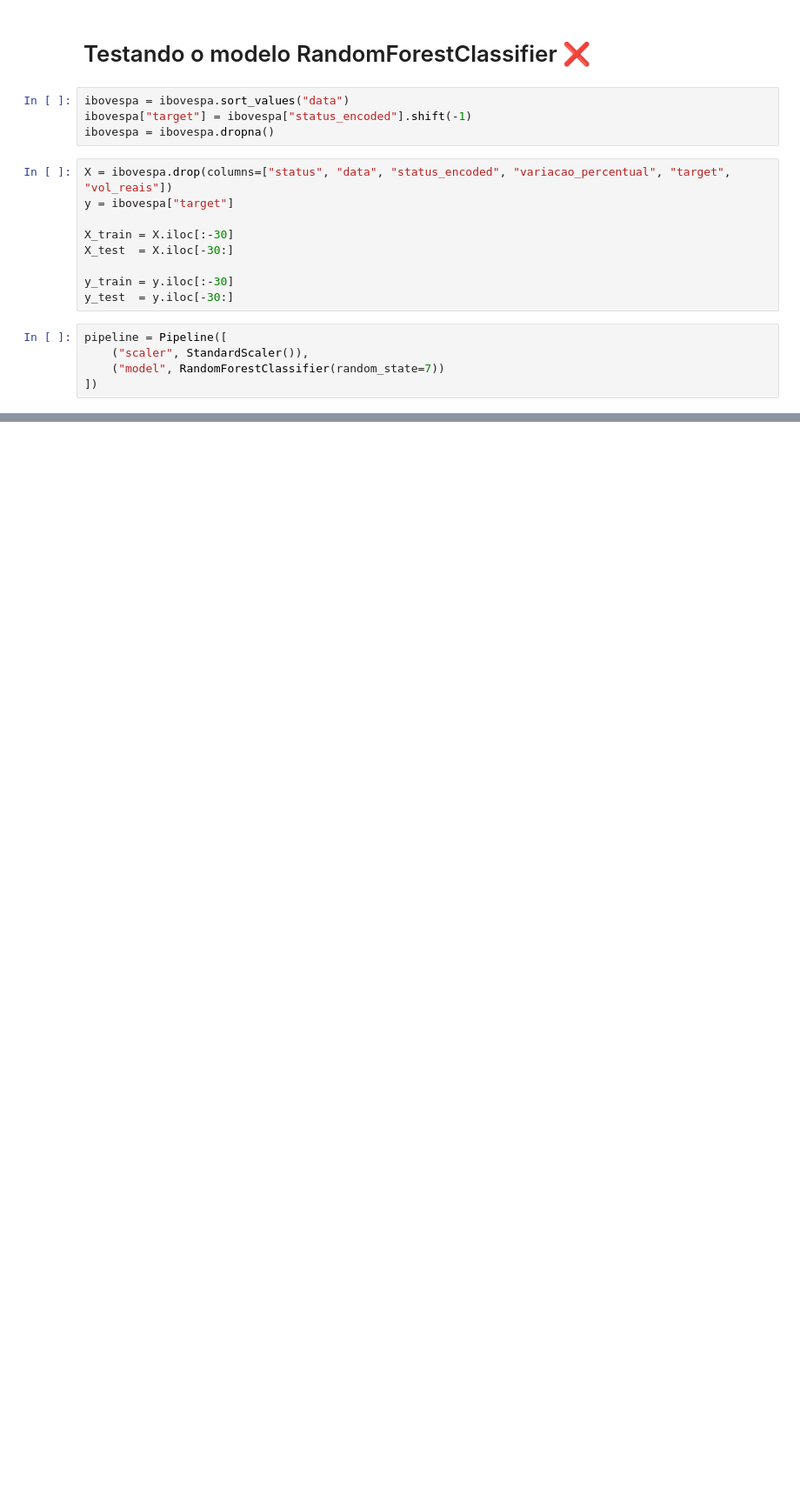
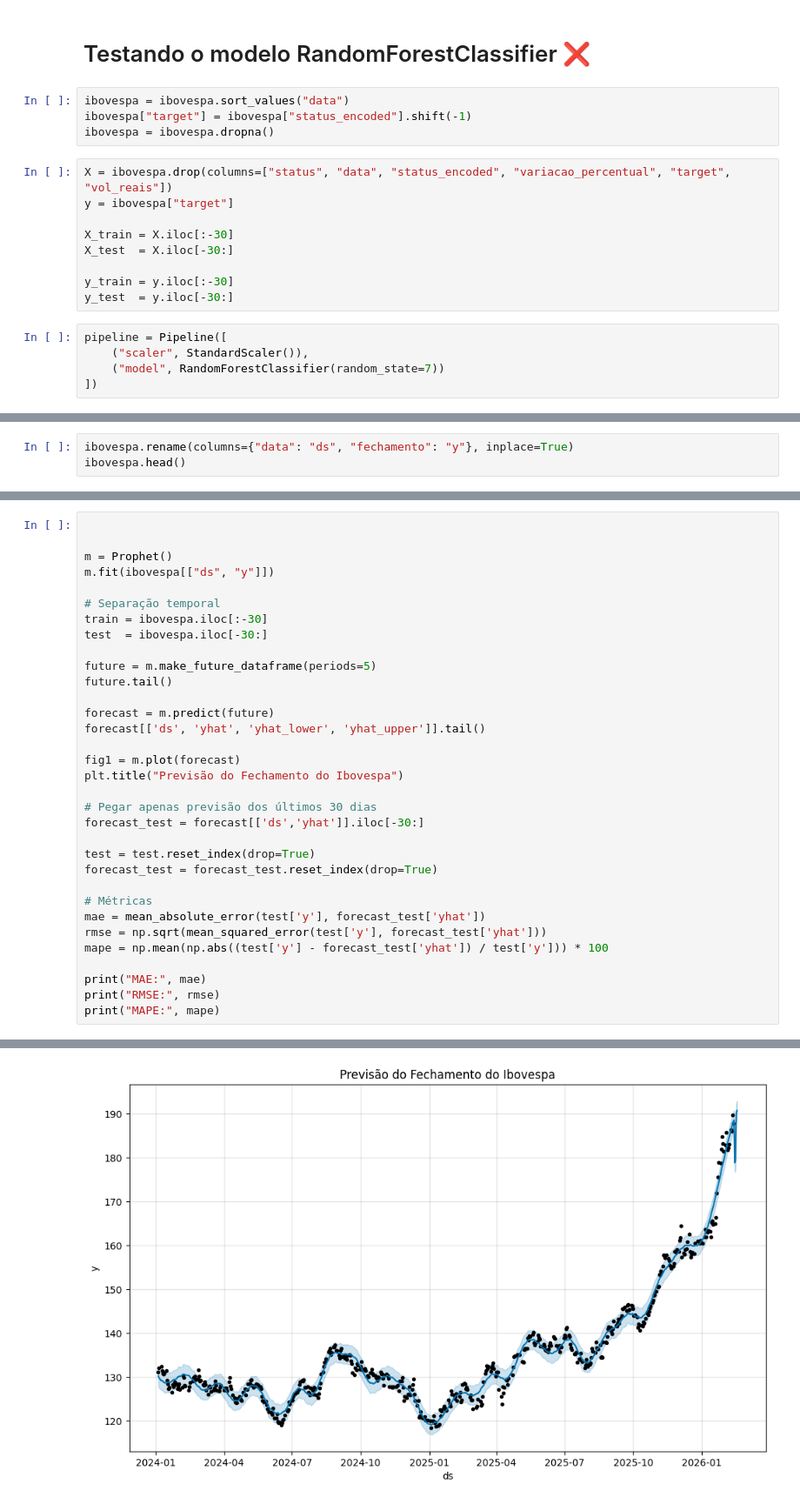
Before and after one commit to naruto112/data_analytics_fase2, a Jupyter notebook: modelagem/criacao_modelo.ipynb, the cells around one changed output, grey strips where cells are left out. Shown at 87% size. Saved outputs shown, nothing was run; the diff lists cells and outputs as text; blank space fills up the shorter version.

```diff
--- a/modelagem/criacao_modelo.ipynb
+++ b/modelagem/criacao_modelo.ipynb
@@ -469,0 +474,3 @@ weighted avg       0.16      0.40      0.23        30
+# %%
+ibovespa.rename(columns={"data": "ds", "fechamento": "y"}, inplace=True)
+ibovespa.head()
@@ -469,0 +484,34 @@ weighted avg       0.16      0.40      0.23        30
+# %%
+
+
+m = Prophet()
+m.fit(ibovespa[["ds", "y"]])
+
+# Separação temporal
+train = ibovespa.iloc[:-30]
+test  = ibovespa.iloc[-30:]
+
+future = m.make_future_dataframe(periods=5)
+future.tail()
+
+forecast = m.predict(future)
+forecast[['ds', 'yhat', 'yhat_lower', 'yhat_upper']].tail()
+
+fig1 = m.plot(forecast)
+plt.title("Previsão do Fechamento do Ibovespa")
+
+# Pegar apenas previsão dos últimos 30 dias
+forecast_test = forecast[['ds','yhat']].iloc[-30:]
+
+test = test.reset_index(drop=True)
+forecast_test = forecast_test.reset_index(drop=True)
+
+# Métricas
+mae = mean_absolute_error(test['y'], forecast_test['yhat'])
+rmse = np.sqrt(mean_squared_error(test['y'], forecast_test['yhat']))
+mape = np.mean(np.abs((test['y'] - forecast_test['yhat']) / test['y'])) * 100
+
+print("MAE:", mae)
+print("RMSE:", rmse)
+print("MAPE:", mape)
+# %% [output]
@@ -469,0 +523 @@ weighted avg       0.16      0.40      0.23        30
+[figure, added]
```
Also changed, not shown: parts of 18 cells of this notebook.
